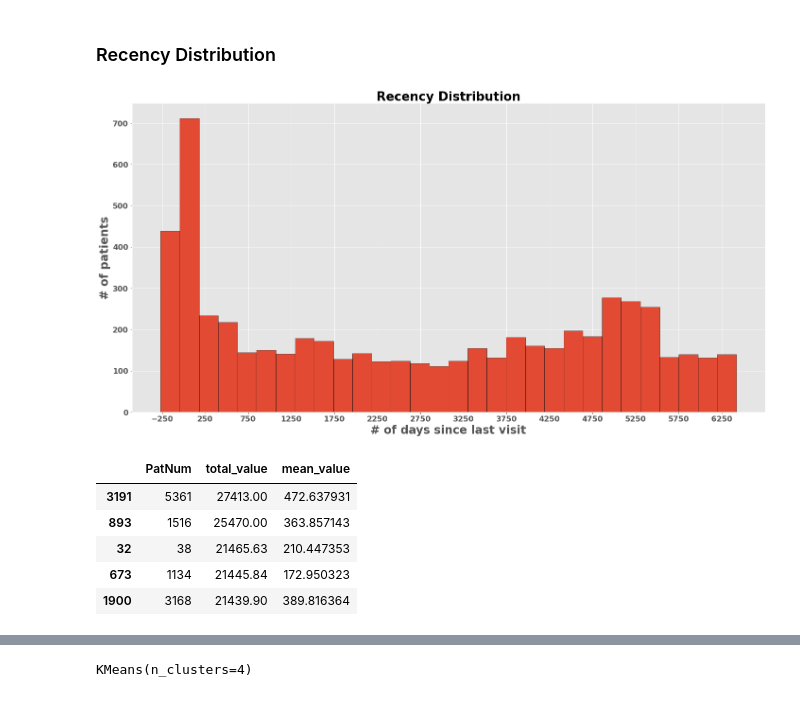
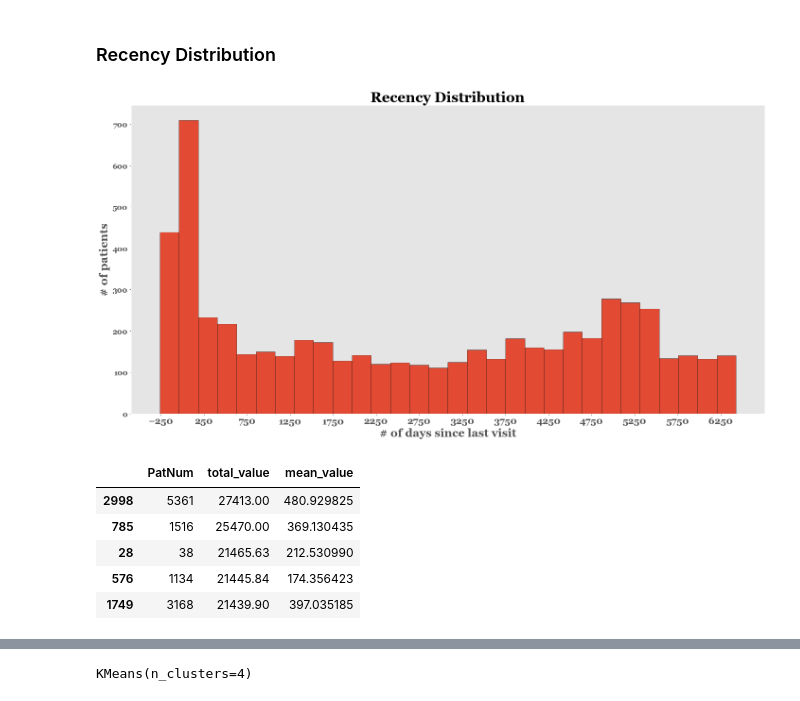
Before and after one commit to americanthinker/dental-project, a Jupyter notebook: Recency.ipynb, the cells around one changed output, grey strips where cells are left out. Cells and saved outputs as stored; diff of their text form; code cells hidden in the pictures.

```diff
--- a/Recency.ipynb
+++ b/Recency.ipynb
@@ -1,9 +1,14 @@
+# %%
+from matplotlib import rcParams
+import matplotlib.ticker as ticker
+rcParams['font.family'] = 'serif'
+rcParams['font.serif'] = ['Georgia']
 # %%
 from src.data_functions import wrangle
 w = wrangle()
-pat = pd.read_csv('data/patient_cleaned.csv', infer_datetime_format=True)
-appt = pd.read_csv('data/appt_cleaned.csv', infer_datetime_format=True, low_memory=False)
-pay = pd.read_csv('data/payment.csv',  low_memory=False)
+pat = pd.read_csv('data/interm/patient_cleaned.csv', infer_datetime_format=True)
+appt = pd.read_csv('data/interm/appt_cleaned.csv', infer_datetime_format=True, low_memory=False)
+pay = pd.read_csv('data/interm/pay_cleaned.csv',  low_memory=False)
 # %% [markdown]
 #### Drop uneeded patient columns
 # %%
@@ -54,14 +59,16 @@ maxdates.to_csv('data/recency.csv', index=False)
 ### Recency Distribution
 # %%
 fig = plt.figure(figsize=(24, 12))
+plt.style.use('ggplot')
 plot = maxdates['recency'].hist(bins=30, edgecolor='black')
-title = plt.title('Recency Distribution', fontweight='bold', fontsize=26)
-xticks = plt.xticks(np.arange(-250, 6750, 500), fontweight='bold', fontsize=16)
+title = plt.title('Recency Distribution', fontweight='bold', fontsize=30)
+xticks = plt.xticks(np.arange(-250, 6750, 500), fontweight='bold', fontsize=20)
 yticks = plt.yticks(fontweight='bold', fontsize=16)
 xlabel = plt.xlabel('# of days since last visit', fontweight='bold', fontsize = 24)
 ylabel = plt.ylabel('# of patients',  fontweight='bold', fontsize = 24)
+plt.grid(False)
 # %% [output]
-[figure, old version]
+[figure, new version]
 # %%
 pay_table = pay.groupby('PatNum')['PayAmt'].agg({'sum', 'mean'}).reset_index()
 pay_table.rename(columns={'sum':'total_value', 'mean':'mean_value'}, inplace=True)
@@ -69,8 +76,8 @@ pay_table.rename(columns={'sum':'total_value', 'mean':'mean_value'}, inplace=Tru
 pay_table.sort_values(['total_value', 'mean_value'], ascending=False).head()
 # %% [output]
 |  | PatNum | total_value | mean_value |
-| 3191 | 5361 | 27413.00 | 472.637931 |
-| 893 | 1516 | 25470.00 | 363.857143 |
-| 32 | 38 | 21465.63 | 210.447353 |
-| 673 | 1134 | 21445.84 | 172.950323 |
-| 1900 | 3168 | 21439.90 | 389.816364 |
+| 2998 | 5361 | 27413.00 | 480.929825 |
+| 785 | 1516 | 25470.00 | 369.130435 |
+| 28 | 38 | 21465.63 | 212.530990 |
+| 576 | 1134 | 21445.84 | 174.356423 |
+| 1749 | 3168 | 21439.90 | 397.035185 |
```
Also changed, not shown: parts of 22 cells of this notebook, 19 other files.
